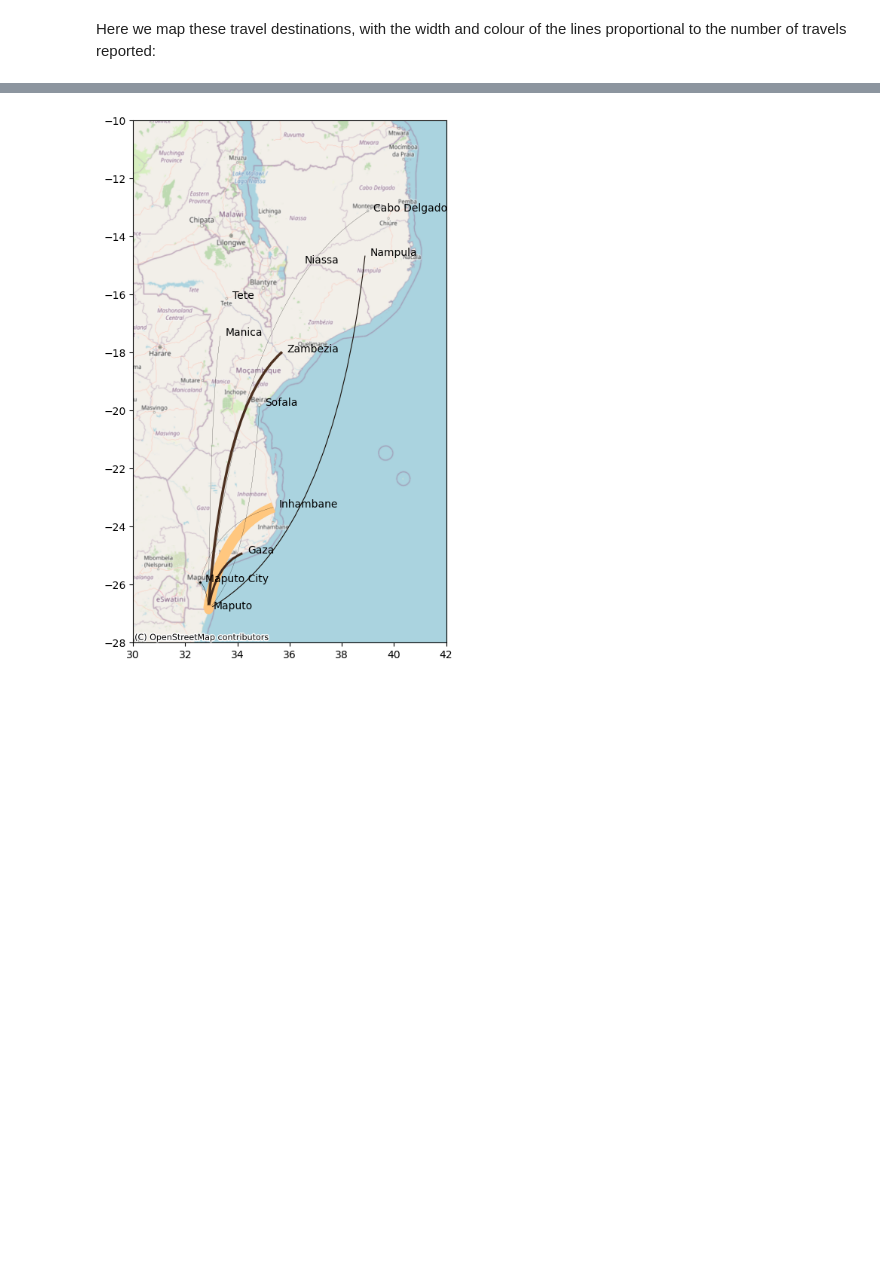
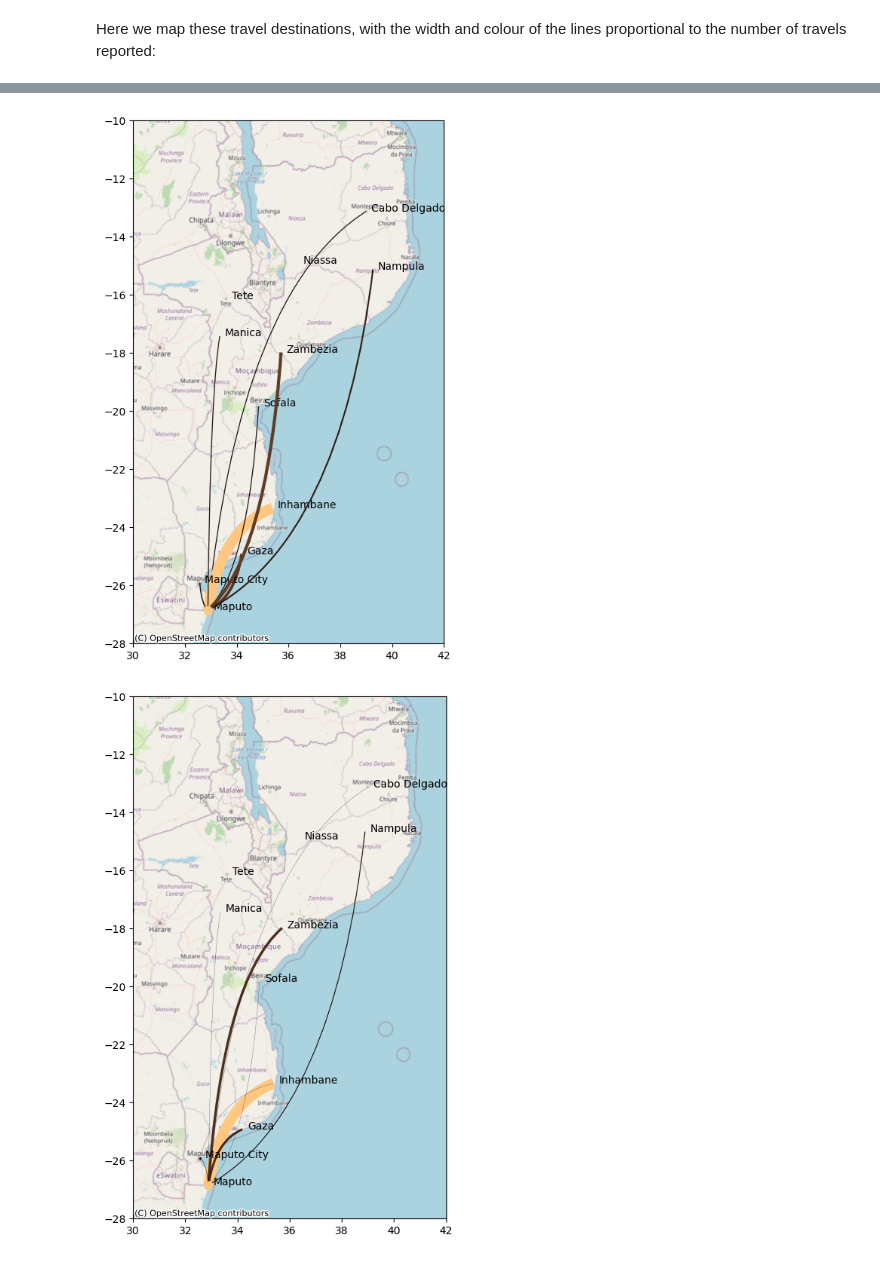
Before and after one commit to arnaupujol/malaria_relatedness_importation, a Jupyter notebook: demos/human_mobility.ipynb, the cells around one changed output, grey strips where cells are left out. Cells and saved outputs as stored; diff of their text form; code cells hidden in the pictures; blank space fills up the shorter version.

```diff
--- a/demos/human_mobility.ipynb
+++ b/demos/human_mobility.ipynb
@@ -192,3 +185,11 @@ Here we map these travel destinations, with the width and colour of the lines pr
+# %%
+travel_map(table_orig_dest+5, list(table_orig_dest.index), \
+           list(table_orig_dest.columns), provinces, color = 'auto', \
+           linewidth='prop', alpha = 1, print_locations=True)
+#plt.savefig("/home/apujol/isglobal/manuscripts/importation_relatedness/figs/travel_map_locs.png")
+#plt.savefig("/home/apujol/isglobal/manuscripts/importation_relatedness/figs/travel_map_locs.pdf")
+# %% [output]
+[figure, added]
 # %%
 travel_map(table_orig_dest[:2], list(table_orig_dest[:2].index), \
            list(table_orig_dest.columns), provinces, color = 'auto', \
```
Also changed, not shown: parts of 6 cells of this notebook, 1 other file.
